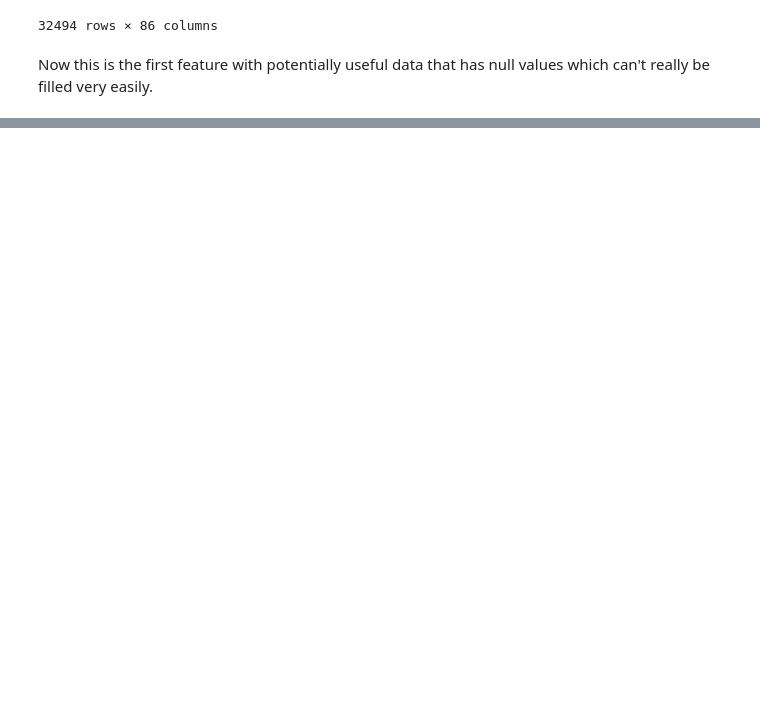
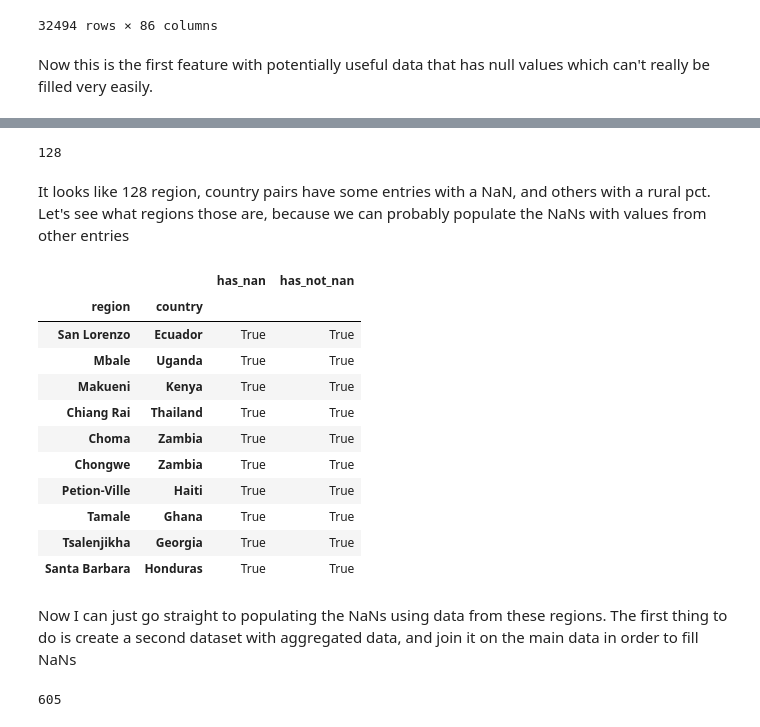
Before and after one commit to JCRaymond/ITCS_4156_FInal, a Jupyter notebook: Data Prep.ipynb, the cells around one changed output, grey strips where cells are left out. Drawn from its saved outputs; the diff is of its cells as text; code cells hidden in the pictures; blank space fills up the shorter version.

```diff
--- a/Data Prep.ipynb
+++ b/Data Prep.ipynb
@@ -1511,0 +1561,32 @@ Now this is the first feature with potentially useful data that has null values
+# %%
+rural_regions = final_data.groupby(['region', 'country'])['rural_pct']
+def has_nan(s):
+    return len(s) != len(s.dropna())
+
+def has_not_nan(s):
+    return len(s.dropna()) > 0
+
+rural_pct_info = rural_regions.agg([has_nan, has_not_nan])
+(rural_pct_info['has_nan'] & rural_pct_info['has_not_nan']).sum()
+# %% [output]
+128
+# %% [markdown]
+It looks like 128 region, country pairs have some entries with a NaN, and others with a rural pct. Let's see what regions those are, because we can probably populate the NaNs with values from other entries
+# %%
+odd_regions = rural_pct_info[rural_pct_info['has_nan'] & rural_pct_info['has_not_nan']]
+odd_regions.sample(10)
+# %% [output]
+|  |  | has_nan | has_not_nan |
+| region | country |  |  |
+| San Lorenzo | Ecuador | True | True |
+| Mbale | Uganda | True | True |
+| Makueni | Kenya | True | True |
+| Chiang Rai | Thailand | True | True |
+| Choma | Zambia | True | True |
+| Chongwe | Zambia | True | True |
+| Petion-Ville | Haiti | True | True |
+| Tamale | Ghana | True | True |
+| Tsalenjikha | Georgia | True | True |
+| Santa Barbara | Honduras | True | True |
+# %% [markdown]
+Now I can just go straight to populating the NaNs using data from these regions. The first thing to do is create a second dataset with aggregated data, and join it on the main data in order to fill NaNs
@@ -1511,0 +1601,4 @@ Now this is the first feature with potentially useful data that has null values
+# %%
+(~pd.notnull(rural_pct_info)).sum()
+# %% [output]
+605
```
Also changed, not shown: parts of 41 cells of this notebook.
